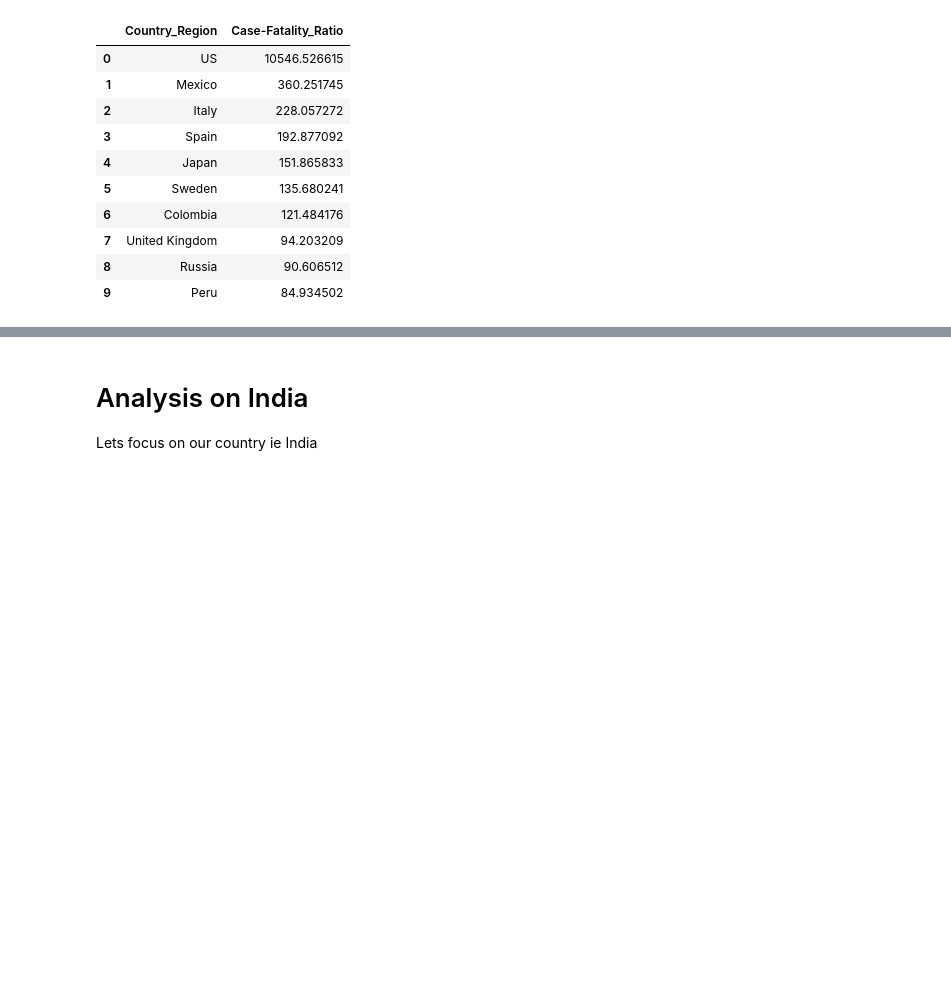
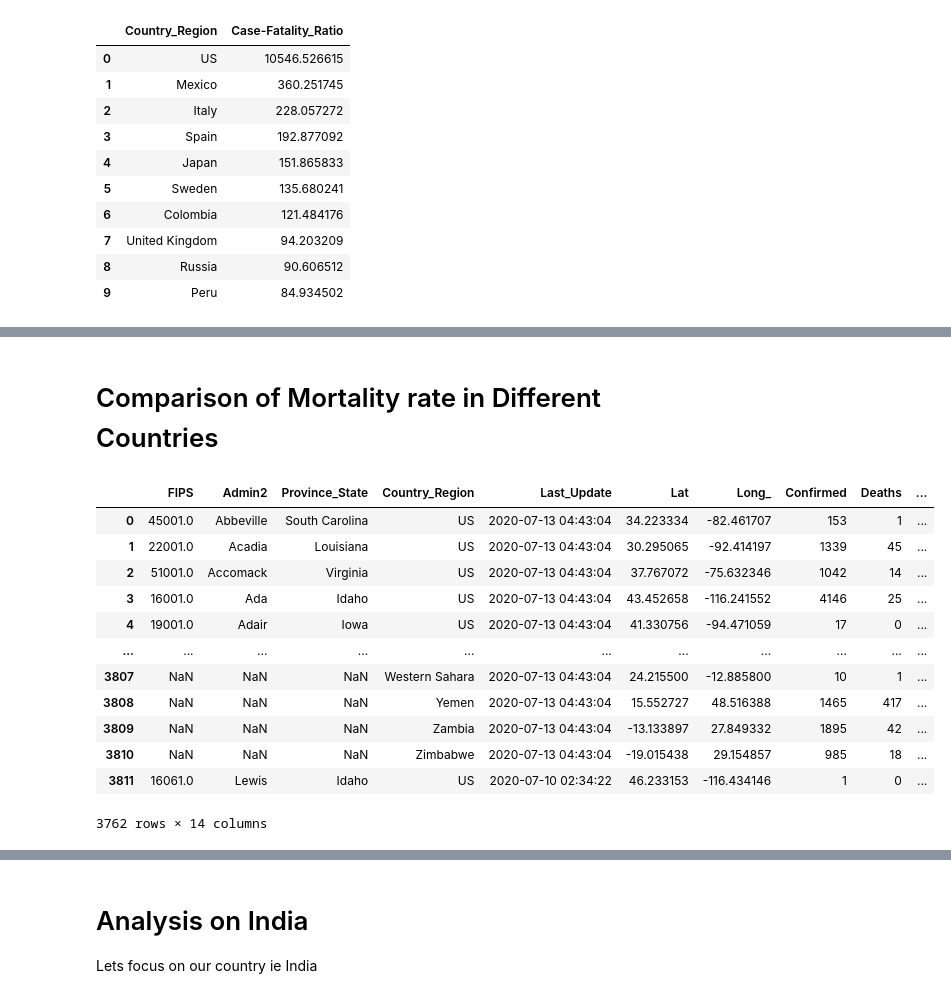
Before and after one commit to fakhruddin2012/Covid-19-Analysis, a Jupyter notebook: Covid Analysis.ipynb, the cells around one changed output, grey strips where cells are left out. Saved outputs shown, nothing was run; the diff lists cells and outputs as text; code cells hidden in the pictures; blank space fills up the shorter version.

```diff
--- a/Covid Analysis.ipynb
+++ b/Covid Analysis.ipynb
@@ -468,3 +507,22 @@ fig.update_layout(
 fig.show()
 # %% [output]
 [interactive output not drawn]
+# %% [markdown]
+# Comparison of Mortality rate in Different Countries
+# %%
+csse=csse[csse['Confirmed']!=0]
+csse
+# %% [output]
+|  | FIPS | Admin2 | Province_State | Country_Region | Last_Update | Lat | Long_ | Confirmed | Deaths | ... |
+| 0 | 45001.0 | Abbeville | South Carolina | US | 2020-07-13 04:43:04 | 34.223334 | -82.461707 | 153 | 1 | ... |
+| 1 | 22001.0 | Acadia | Louisiana | US | 2020-07-13 04:43:04 | 30.295065 | -92.414197 | 1339 | 45 | ... |
+| 2 | 51001.0 | Accomack | Virginia | US | 2020-07-13 04:43:04 | 37.767072 | -75.632346 | 1042 | 14 | ... |
+| 3 | 16001.0 | Ada | Idaho | US | 2020-07-13 04:43:04 | 43.452658 | -116.241552 | 4146 | 25 | ... |
+| 4 | 19001.0 | Adair | Iowa | US | 2020-07-13 04:43:04 | 41.330756 | -94.471059 | 17 | 0 | ... |
+| ... | ... | ... | ... | ... | ... | ... | ... | ... | ... | ... |
+| 3807 | NaN | NaN | NaN | Western Sahara | 2020-07-13 04:43:04 | 24.215500 | -12.885800 | 10 | 1 | ... |
+| 3808 | NaN | NaN | NaN | Yemen | 2020-07-13 04:43:04 | 15.552727 | 48.516388 | 1465 | 417 | ... |
+| 3809 | NaN | NaN | NaN | Zambia | 2020-07-13 04:43:04 | -13.133897 | 27.849332 | 1895 | 42 | ... |
+| 3810 | NaN | NaN | NaN | Zimbabwe | 2020-07-13 04:43:04 | -19.015438 | 29.154857 | 985 | 18 | ... |
+| 3811 | 16061.0 | Lewis | Idaho | US | 2020-07-10 02:34:22 | 46.233153 | -116.434146 | 1 | 0 | ... |
+3762 rows × 14 columns
```
Also changed, not shown: parts of 29 cells of this notebook.
